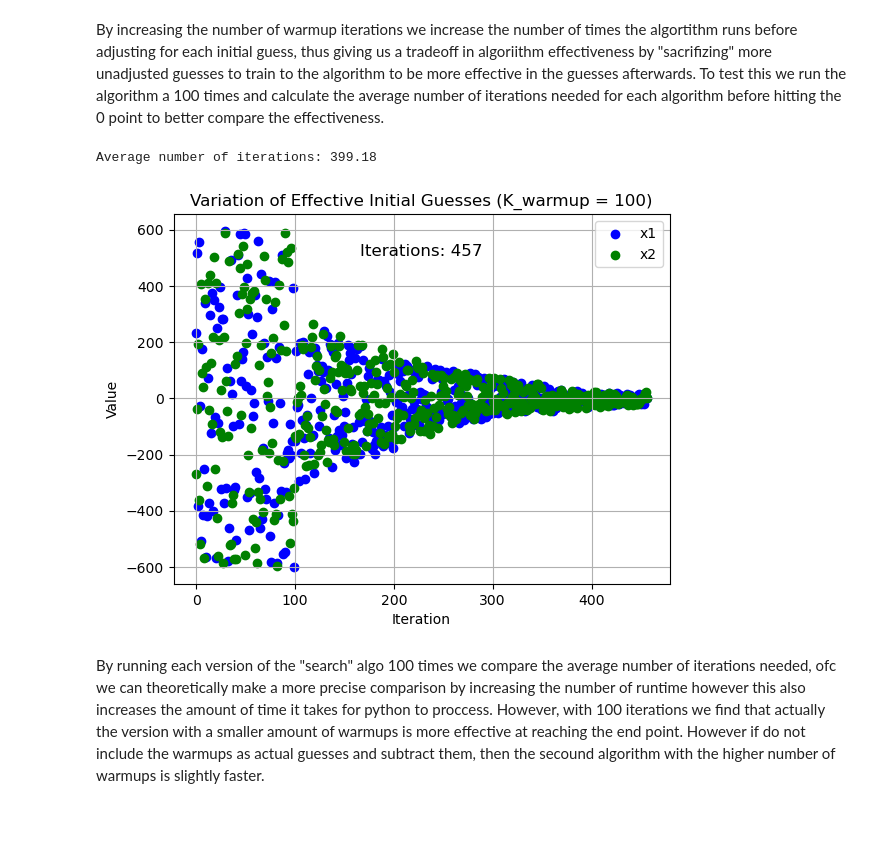
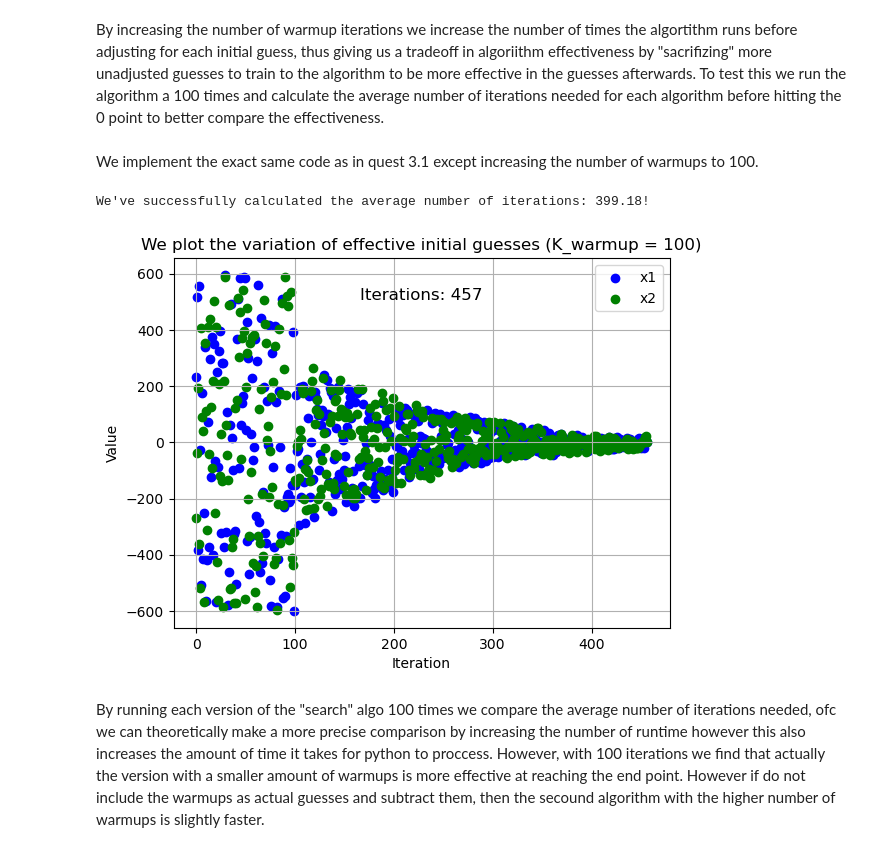
Before and after one commit to NumEconCopenhagen/projects-2023-best-team, a Jupyter notebook: Exam-2023-Lucas.ipynb, the cells around one changed output. Cells and saved outputs as stored; diff of their text form; code cells hidden in the pictures; blank space fills up the shorter version.

```diff
--- a/Exam-2023-Lucas.ipynb
+++ b/Exam-2023-Lucas.ipynb
@@ -666,12 +768,16 @@ The Grievwank function is a function with an abundant amount of local maxima and
 **Question 2:** Is it a better idea to set $\underline{K} = 100$? Is the convergence faster?
 # %% [markdown]
 By increasing the number of warmup iterations we increase the number of times the algortithm runs before adjusting for each initial guess, thus giving us a tradeoff in algoriithm effectiveness by "sacrifizing" more unadjusted guesses to train to the algorithm to be more effective in the guesses afterwards. To test this we run the algorithm a 100 times and calculate the average number of iterations needed for each algorithm before hitting the 0 point to better compare the effectiveness.
+# %% [markdown]
+We implement the exact same code as in quest 3.1 except increasing the number of warmups to 100.
 # %%
 import numpy as np
 import matplotlib.pyplot as plt
+
+# We set the random seed for reproducibility
 np.random.seed(0)
 
-
+# We define the objective and Griewank functions
 def objective_function(x):
     return griewank([x[0], x[1]])
 
@@ -683,72 +789,80 @@ def griewank_(x1, x2):
     B = np.cos(x1 / np.sqrt(1)) * np.cos(x2 / np.sqrt(2))
     return A - B + 1
 
+# We implement the refined global optimizer function
 def refined_global_optimizer(bounds, tau, K_warmup, K, optimizer):
     x_star = None
     x0_values = []
     for k in range(K):
+        # We generate a random initial point within the bounds
         x_k = np.random.uniform(bounds[0], bounds[1], size=2)
 
         if k >= K_warmup:
+            # We apply a weighted combination of the current point and the best-found point
             chi_k = 0.50 * (2 / (1 + np.exp((k - K_warmup) / 100)))
             x_k0 = chi_k * x_k + (1 - chi_k) * x_star
         else:
             x_k0 = x_k
 
+        # We minimize the objective function starting from the initial point
         res = minimize(objective_function, x_k0, method=optimizer, tol=tau)
         x_k_star = res.x
 
+        # We update the best-found point if the new solution improves the objective function
         if x_star is None or objective_function(x_k_star) < objective_function(x_star):
             x_star = x_k_star
 
         x0_values.append(x_k0)
 
+        # We stop the optimization if the objective function value is below the tolerance
         if objective_function(x_star) < tau:
             break
 
     return x_star, x0_values, k+1
 
-# Settings
+# We set the parameters for the optimization process
 bounds = [-600, 600]
 tau = 1e-8
 K_warmup = 100
 K = 1000
 optimizer = 'BFGS'
 num_runs = 100
 
-# Initialize list to store the number of iterations
+# We initialize a list to store the number of iterations
 iterations_list = []
 
-# Run the algorithm multiple times
+# We run the algorithm multiple times
 for _ in range(num_runs):
     _, _, iterations = refined_global_optimizer(bounds, tau, K_warmup, K, optimizer)
     iterations_list.append(iterations)
 
-# Calculate the average number of iterations
+# We calculate the average number of iterations
 avg_iterations = np.mean(iterations_list)
 
-# Print the average number of iterations
-print(f"Average number of iterations: {avg_iterations}")
+# We proudly print the average number of iterations!
+print(f"We've successfully calculated the average number of iterations: {avg_iterations}!")
 
-# Run refined global optimizer and plot the variation of effective initial guesses
+# We run the refined global optimizer and plot the variation of effective initial guesses
 x_star, x0_values, iterations = refined_global_optimizer(bounds, tau, K_warmup, K, optimizer)
 x0_values = np.array(x0_values)
 x1_values = x0_values[:, 0]
 x2_values = x0_values[:, 1]
 
+# We create a scatter plot to visualize the variation of effective initial guesses
 plt.scatter(range(len(x1_values)), x1_values, c='blue', label='x1')
 plt.scatter(range(len(x2_values)), x2_values, c='green', label='x2')
 plt.xlabel('Iteration')
 plt.ylabel('Value')
-plt.title(f'Variation of Effective Initial Guesses (K_warmup = {K_warmup})')
+plt.title(f"We plot the variation of effective initial guesses (K_warmup = {K_warmup})")
 plt.legend()
 plt.grid(True)
-plt.text(0.5, 0.9, f'Iterations: {iterations}', transform=plt.gca().transAxes, ha='center', va='center', fontsize=12)
+plt.text(0.5, 0.9, f"Iterations: {iterations}", transform=plt.gca().transAxes, ha='center', va='center', fontsize=12)
 
+# We proudly display the plot!
 plt.show()
 # %% [output]
-Average number of iterations: 399.18
+We've successfully calculated the average number of iterations: 399.18!
-[figure, old version]
+[figure, new version]
 # %% [markdown]
 By running each version of the "search" algo 100 times we compare the average number of iterations needed, ofc we can theoretically make a more precise comparison by increasing the number of runtime however this also increases the amount of time it takes for python to proccess. However, with 100 iterations we find that actually the version with a smaller amount of warmups is more effective at reaching the end point. However if do not include the warmups as actual guesses and subtract them, then the secound algorithm with the higher number of warmups is slightly faster.
 # %%
```
Also changed, not shown: parts of 21 cells of this notebook, 1 other file.
